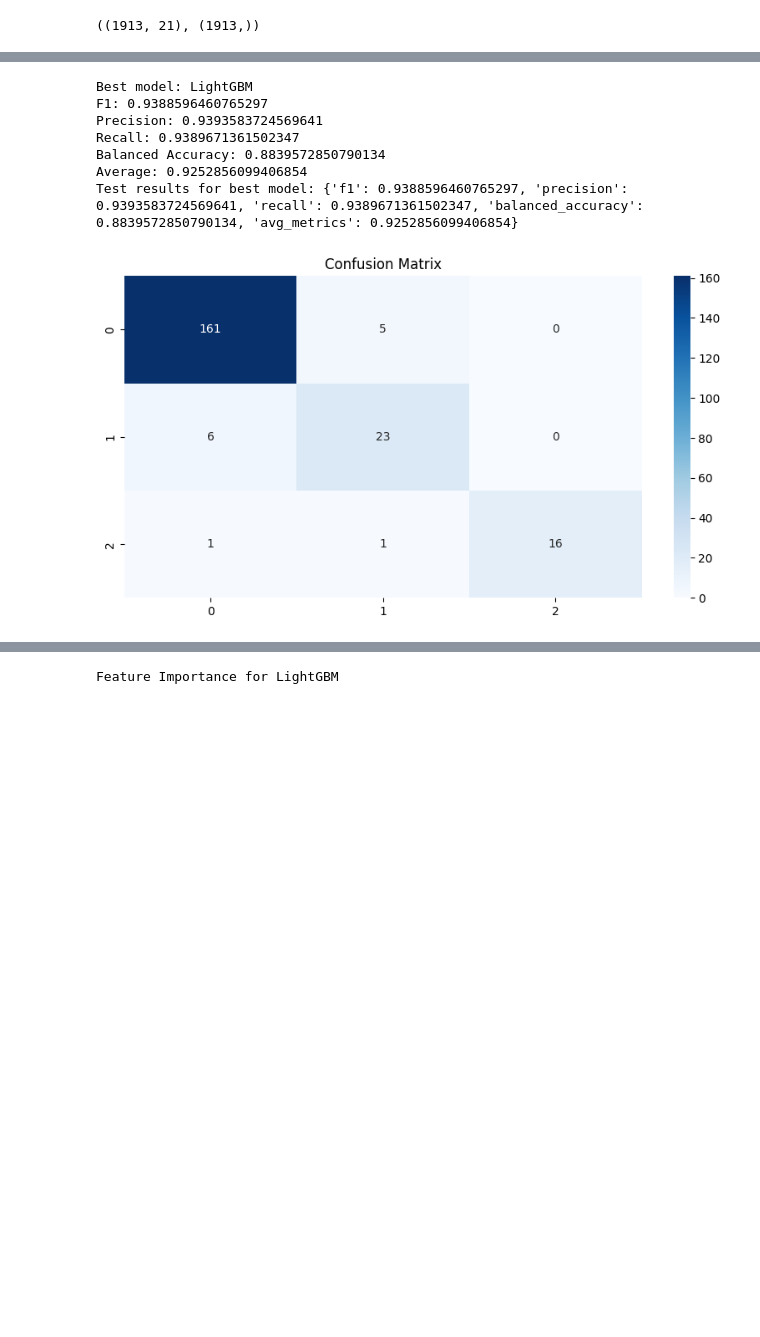
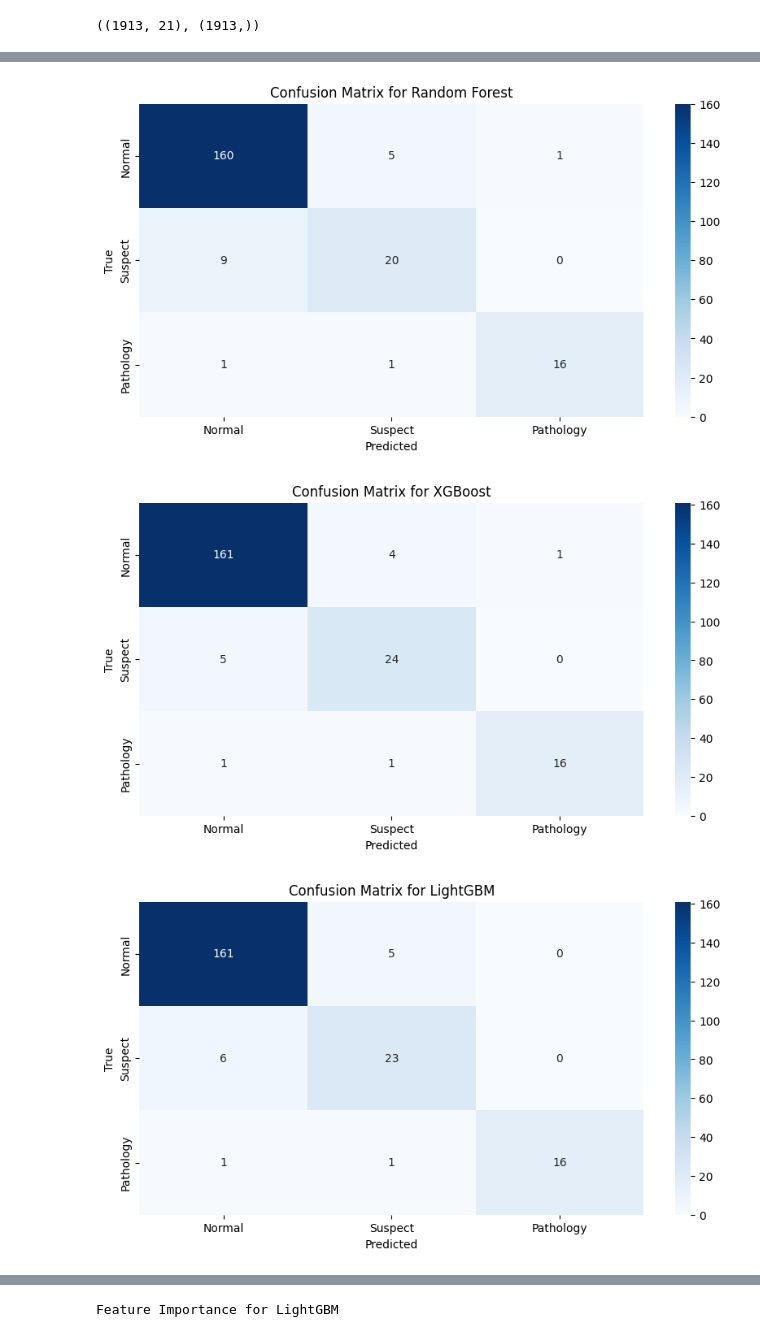
Before and after one commit to arthurcbaia/MC906, a Jupyter notebook: model_training.ipynb, the cells around one changed output, grey strips where cells are left out. Saved outputs shown, nothing was run; the diff lists cells and outputs as text; code cells hidden in the pictures; blank space fills up the shorter version.

```diff
--- a/model_training.ipynb
+++ b/model_training.ipynb
@@ -185,69 +344,63 @@ def test_model(model, x_test, y_test):
     precision = precision_score(y_test, y_pred, average="weighted")
     recall = recall_score(y_test, y_pred, average="weighted")
     balanced_accuracy = balanced_accuracy_score(y_test, y_pred)
-    avg = np.mean([f1, precision, recall, balanced_accuracy])
 
     print(f"F1: {f1}")
     print(f"Precision: {precision}")
     print(f"Recall: {recall}")
     print(f"Balanced Accuracy: {balanced_accuracy}")
-    print(f"Average: {avg}")
 
     return {
         "f1": f1,
         "precision": precision,
         "recall": recall,
         "balanced_accuracy": balanced_accuracy,
-        "avg_metrics": avg,
     }
 
-
-best_model = max(
-    models,
-    key=lambda model: dict_of_results[model[0]]["avg_metrics"],
-)
-
-print(f"Best model: {best_model[0]}")
-
-model = best_model[1].fit(x_train, y_train)
 
 x_test = test.drop("fetal_health", axis=1)
 
 y_test = test["fetal_health"]
 
-test_results[best_model[0]] = test_model(model, x_test, y_test)
+
+# test with the test set with all models
 
 
-print(f"Test results for best model: {test_results[best_model[0]]}")
+for model_name, model in models:
+    model.fit(x_train, y_train)
+    print(f"Model: {model_name}")
+    test_results[model_name] = test_model(model, x_test, y_test)
-# %% [output]
-Best model: LightGBM
-F1: 0.9388596460765297
-Precision: 0.9393583724569641
-Recall: 0.9389671361502347
-Balanced Accuracy: 0.8839572850790134
-Average: 0.9252856099406854
-Test results for best model: {'f1': 0.9388596460765297, 'precision': 0.9393583724569641, 'recall': 0.9389671361502347, 'balanced_accuracy': 0.8839572850790134, 'avg_metrics': 0.9252856099406854}
 # %%
 # matrix confusion
-
 import seaborn as sns
 from sklearn.metrics import confusion_matrix
 
 y_test = LabelEncoder().fit_transform(y_test)
 
-y_pred = model.predict(x_test)
-
-c = confusion_matrix(y_test, y_pred)
-
-# plot
 
 
-plt.figure(figsize=(10, 5))
+for model_name, model in models:
+    y_pred = model.predict(x_test)
 
-sns.heatmap(c, annot=True, fmt="d", cmap="Blues")
+    c = confusion_matrix(y_test, y_pred)
 
-plt.title("Confusion Matrix")
+    # plot
+
+    plt.figure(figsize=(10, 5))
+
+    sns.heatmap(c, annot=True, fmt="d", cmap="Blues",
+                xticklabels=[label2class[i] for i in range(1, 4)],
+                yticklabels=[label2class[i] for i in range(1, 4)])
+
+
+    plt.title(f"Confusion Matrix for {model_name}")
+
+    plt.xlabel("Predicted")
+    plt.ylabel("True")
+
 
 plt.show()
 # %% [output]
-[figure, old version]
+[figure, new version]
+[figure, added]
+[figure, added]
```
Also changed, not shown: parts of 17 cells of this notebook.
